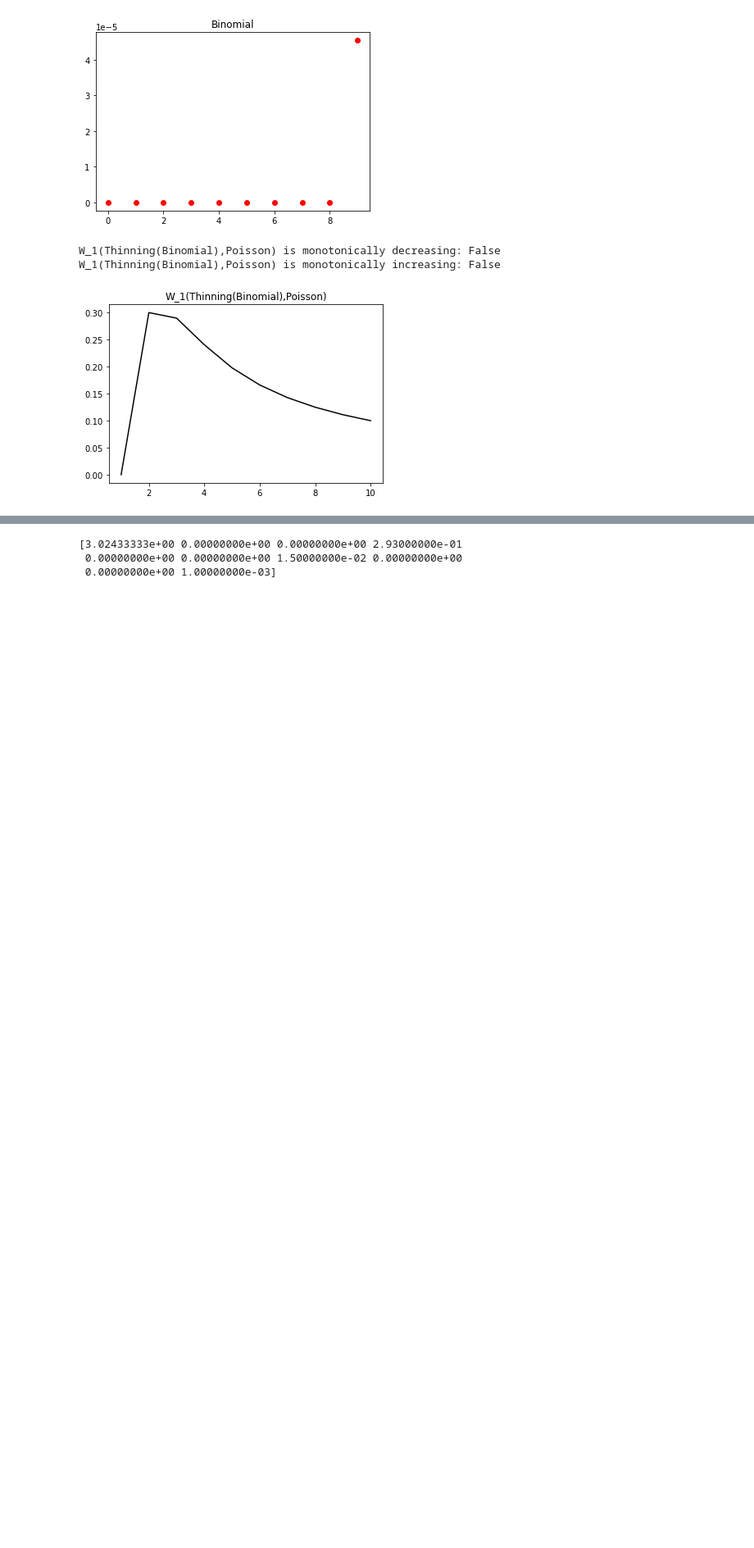
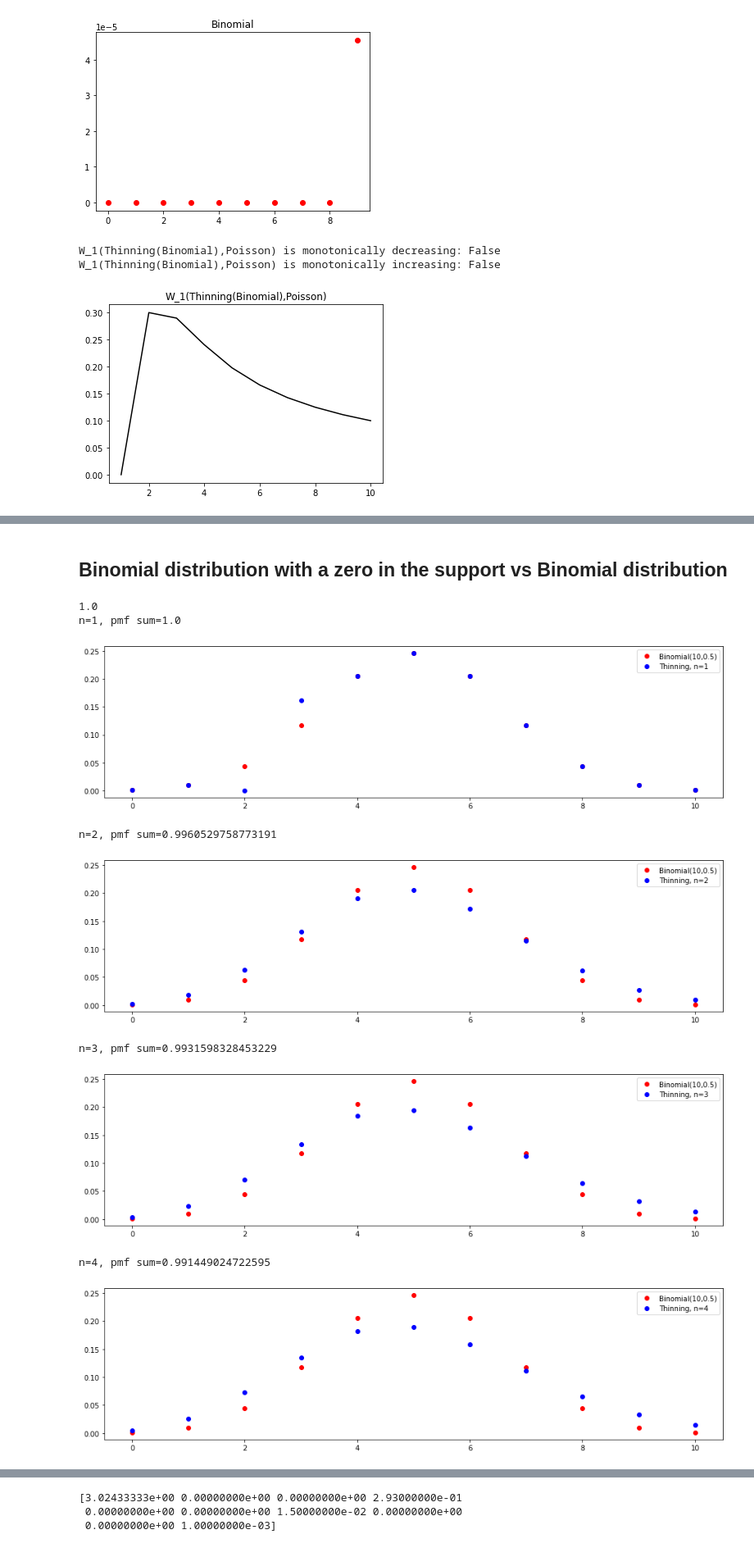
Before and after one commit to AnnaBagriy/w1-monotonicity, a Jupyter notebook: W1.ipynb, the cells around one changed output, grey strips where cells are left out. Shown at 82% size. Saved outputs shown, nothing was run; the diff lists cells and outputs as text; code cells hidden in the pictures; blank space fills up the shorter version.

Commit message:
Added more distributions

```diff
--- a/W1.ipynb
+++ b/W1.ipynb
@@ -430,0 +535,76 @@ n=6, pmf sum=1.0
+# %% [markdown]
+## Binomial distribution with a zero in the support vs Binomial distribution
+# %%
+from decimal import Decimal
+
+K = 10
+l = K
+K_range = range(0,K+1)
+
+p = 0.5
+#lmb = 1 #for geom RV
+lmb = 5
+p1 = get_binomial_pmf_array(K, p)
+p3 = get_poisson_pmf_array(K, lmb)
+print(sum(p1))
+#plot_pmf(K_range,p1,f"Binomial({K},{p})")
+#plot_pmf(K_range,p1,f"Poisson({lmb})")
+
+n_max = 4
+n_step = 1
+n_range = range(1,n_max+1,n_step)
+w_range = []
+
+entropy = []
+rel_entropy = []
+
+for n in n_range:
+    p2 = get_thinning_pmf_array(K, n, l)
+    #print(poisson.pmf(0,n))
+    print(f"n={n}, pmf sum={sum(p2)}")
+    #plot_pmf(K_range,p2)
+    plt.figure(figsize=(16,4))
+    #plt.plot(K_range, p3, 'ko', label='Binomial(K,p)')
+    plt.plot(K_range, p1, 'ro', label='Poisson(lmb)')
+    plt.plot(K_range, p2, 'bo', label=f'Thinning, n={n}')
+    plt.legend()
+    plt.show()
+    #plt.plot(K_range, list(zip(p1, p2)), 'rbo',  label=['Poisson(lmb)', f'Thinning, n={n}'])
+
+    w = wasserstein_distance(p1, p2)
+    w_range.append(w)
+
+    rel_entropy.append(get_relative_entropy(p2, p1))
+    entropy.append(get_relative_entropy(p2))
+
+#print(p2)
+#plot_pmf(K_range,p2)
+
+print(f"H({thinning_rv}|Poisson) is monotonically decreasing: {is_monot_decreasing(rel_entropy)} (should always be true)")
+print(rel_entropy)
+print()
+print(f"H({thinning_rv}) is monotonically increasing: {is_monot_increasing(entropy)} (should be true only in ULC case)")
+print(f"H({thinning_rv}) is monotonically decreasing: {is_monot_decreasing(entropy)} (should be true only in ULConvex case)")
+print(entropy)
+print()
+print(f"H({thinning_rv})_{n_max}={entropy[-1]}, H(Poisson(1))={scipy.stats.entropy(p1)}")
+print(f"H({thinning_rv}|Poisson)={rel_entropy[-1]}")
+
+print()
+print(w_range)
+print()
+display_wasserstein_distance_info(w_range, n_range, f"Thinning(...)")
+
+#plt.plot(K_range, list(zip(p1, p2)), label=['Poisson(lmb)', f'Thinning, n={n}'])
+#plt.legend()
+#plt.show()
+# %% [output]
+1.0
+n=1, pmf sum=1.0
+[figure, added]
+n=2, pmf sum=0.9960529758773191
+[figure, added]
+n=3, pmf sum=0.9931598328453229
+[figure, added]
+n=4, pmf sum=0.991449024722595
+[figure, added]
```
Also changed, not shown: parts of 18 cells of this notebook.
